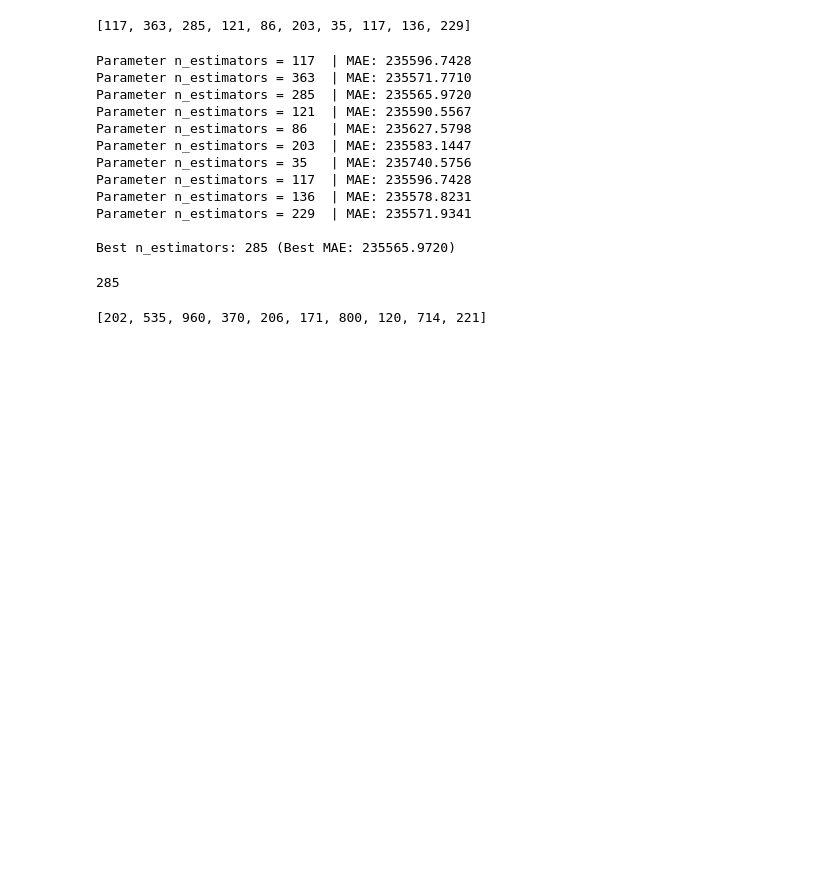
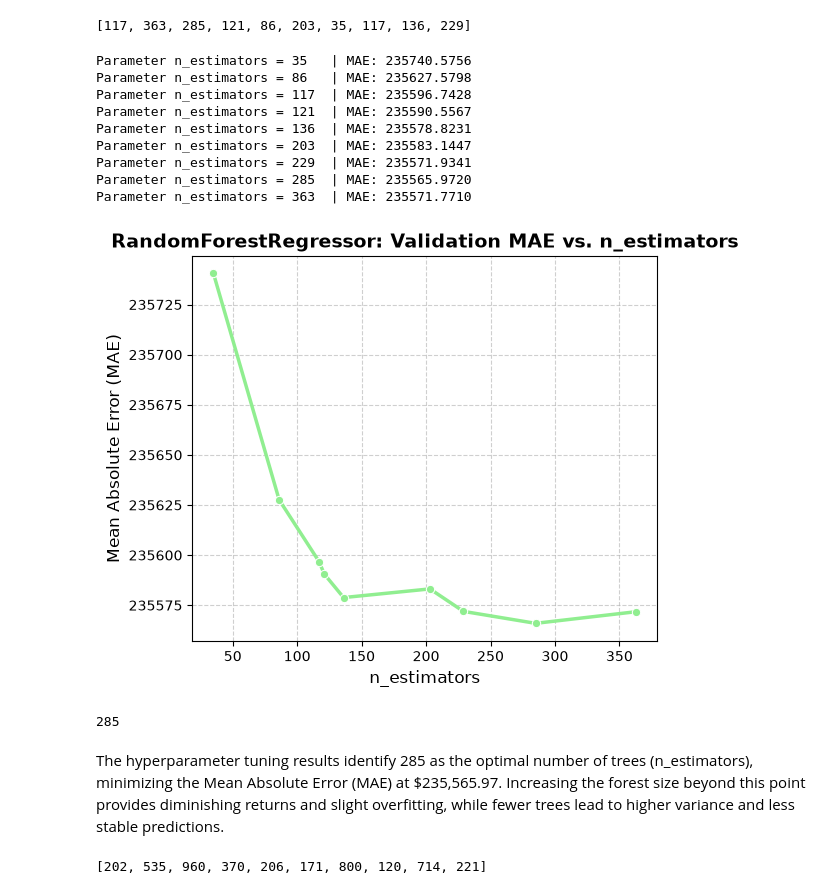
Before and after one commit to coretlwww/mortgage-prediction, a Jupyter notebook: Untitled-1.ipynb, the cells around one changed output. Drawn from its saved outputs; the diff is of its cells as text; code cells hidden in the pictures; blank space fills up the shorter version.

```diff
--- a/Untitled-1.ipynb
+++ b/Untitled-1.ipynb
@@ -456,19 +482,20 @@ trees_number
 # %% [output]
 [117, 363, 285, 121, 86, 203, 35, 117, 136, 229]
 # %%
-find_best_param(RandomForestRegressor, 'n_estimators', trees_number, X_train, y_train, X_val, y_val)
+# Execute the hyperparameter tuning function to find the optimal number of trees for a Random Forest
+plot_param_vs_mae(RandomForestRegressor, 'n_estimators', trees_number, X_train, y_train, X_val, y_val)
 # %% [output]
+Parameter n_estimators = 35   | MAE: 235740.5756
+Parameter n_estimators = 86   | MAE: 235627.5798
 Parameter n_estimators = 117  | MAE: 235596.7428
+Parameter n_estimators = 121  | MAE: 235590.5567
+Parameter n_estimators = 136  | MAE: 235578.8231
+Parameter n_estimators = 203  | MAE: 235583.1447
+Parameter n_estimators = 229  | MAE: 235571.9341
+Parameter n_estimators = 285  | MAE: 235565.9720
 Parameter n_estimators = 363  | MAE: 235571.7710
-Parameter n_estimators = 285  | MAE: 235565.9720
-Parameter n_estimators = 121  | MAE: 235590.5567
-Parameter n_estimators = 86   | MAE: 235627.5798
-Parameter n_estimators = 203  | MAE: 235583.1447
-Parameter n_estimators = 35   | MAE: 235740.5756
-Parameter n_estimators = 117  | MAE: 235596.7428
-Parameter n_estimators = 136  | MAE: 235578.8231
-Parameter n_estimators = 229  | MAE: 235571.9341
-
-Best n_estimators: 285 (Best MAE: 235565.9720)
+[figure, added]
 285
+# %% [markdown]
+The hyperparameter tuning results identify 285 as the optimal number of trees (n_estimators), minimizing the Mean Absolute Error (MAE) at $235,565.97. Increasing the forest size beyond this point provides diminishing returns and slight overfitting, while fewer trees lead to higher variance and less stable predictions.
 # %%
```
Also changed, not shown: parts of 23 cells of this notebook.
